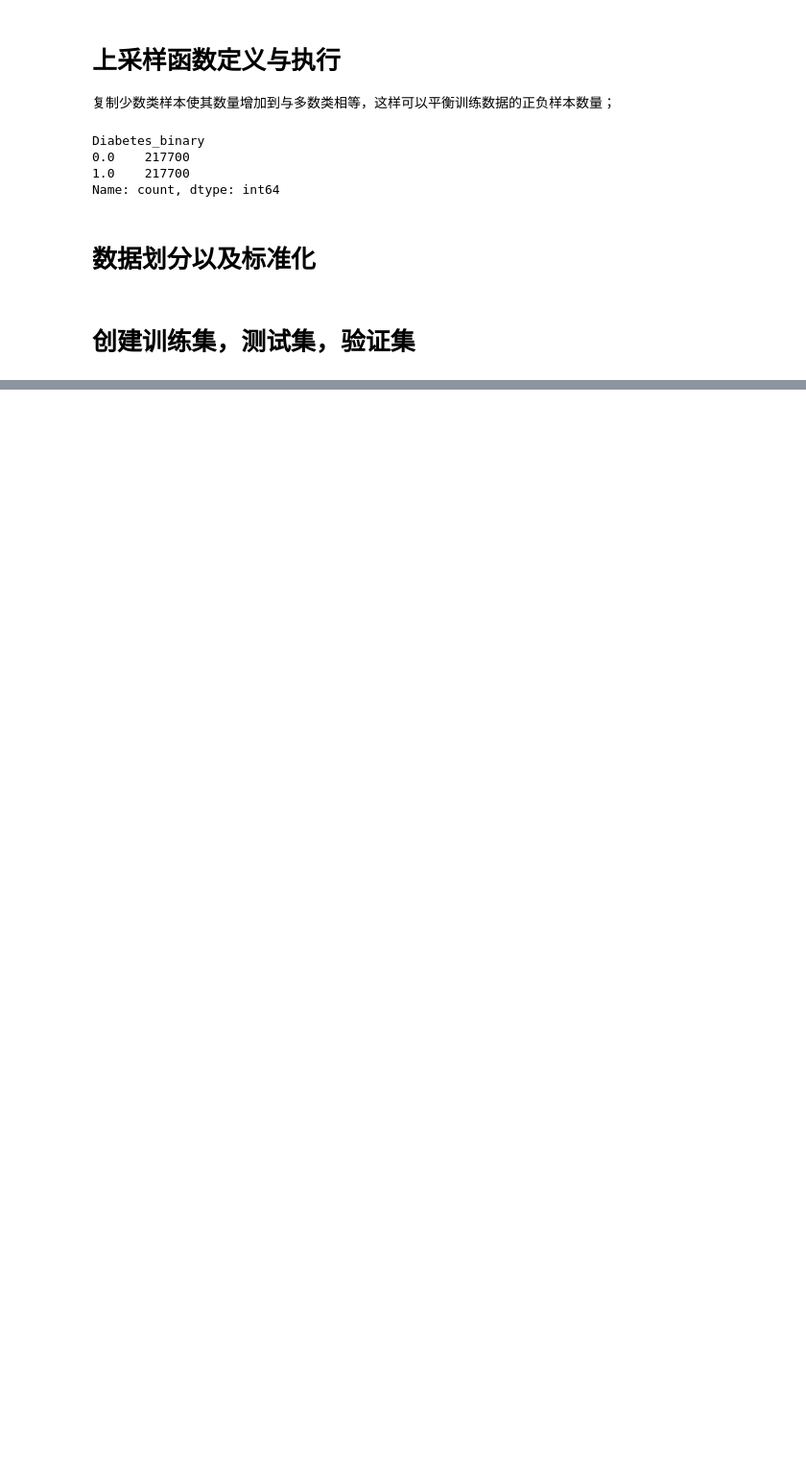
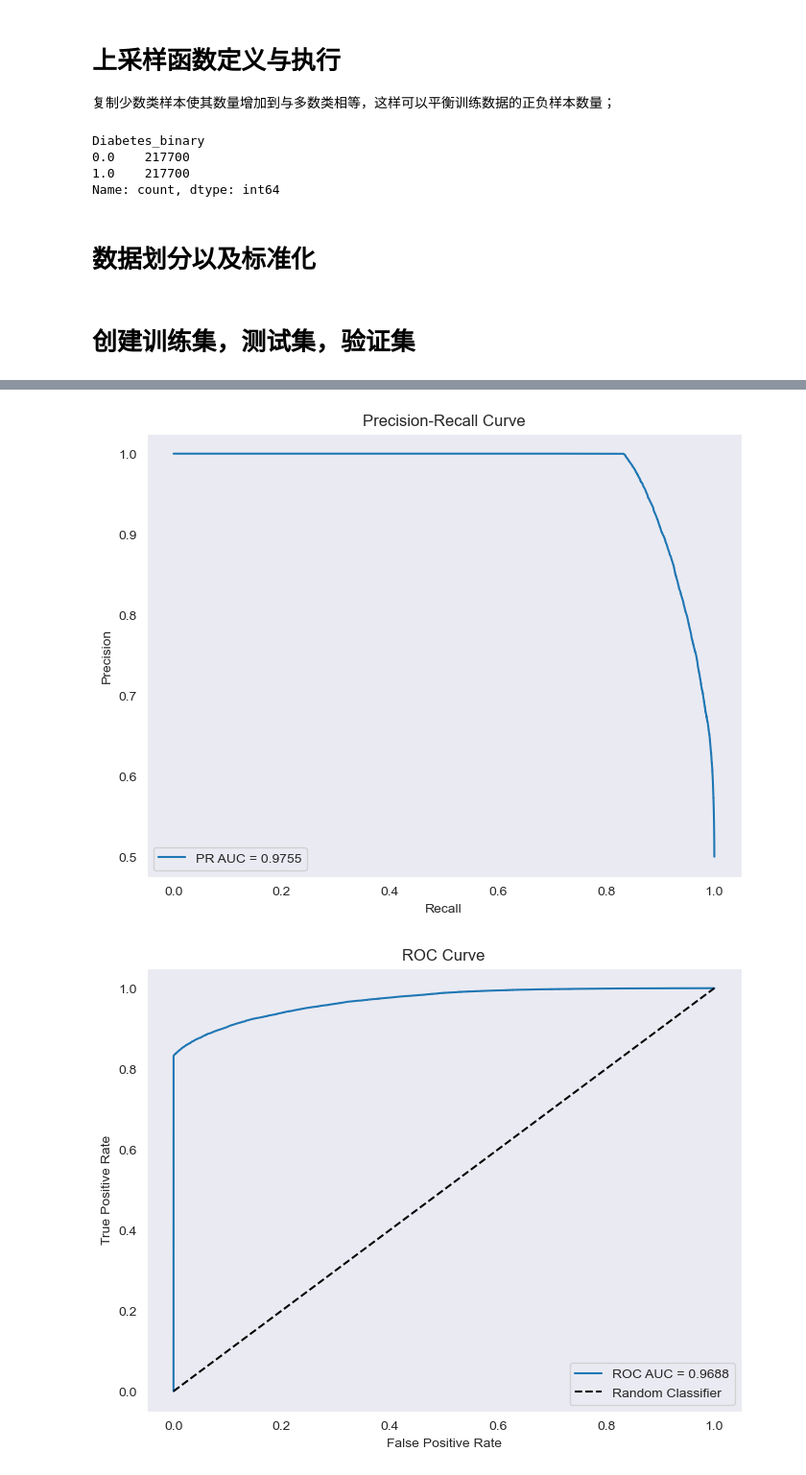
Before and after one commit to halfpeop1e/Diabetes_dataproject, a Jupyter notebook: model.ipynb, the cells around one changed output, grey strips where cells are left out. Shown at 96% size. Drawn from its saved outputs; the diff is of its cells as text; code cells hidden in the pictures; blank space fills up the shorter version.

```diff
--- a/model.ipynb
+++ b/model.ipynb
@@ -350,0 +364,41 @@ print("准确率:", accuracy_score(y_test, y_pred))
+# %%
+import matplotlib.pyplot as plt
+from sklearn.metrics import roc_curve, roc_auc_score, precision_recall_curve, auc, ConfusionMatrixDisplay
+
+# Precision-Recall 曲线
+precision, recall, _ = precision_recall_curve(y_test, y_proba)
+pr_auc = auc(recall, precision)
+
+plt.figure(figsize=(8, 6))
+plt.plot(recall, precision, label=f'PR AUC = {pr_auc:.4f}')
+plt.xlabel('Recall')
+plt.ylabel('Precision')
+plt.title('Precision-Recall Curve')
+plt.legend()
+plt.grid()
+plt.show()
+
+# ROC 曲线
+fpr, tpr, _ = roc_curve(y_test, y_proba)
+roc_auc = roc_auc_score(y_test, y_proba)
+
+plt.figure(figsize=(8, 6))
+plt.plot(fpr, tpr, label=f'ROC AUC = {roc_auc:.4f}')
+plt.plot([0, 1], [0, 1], 'k--', label='Random Classifier')
+plt.xlabel('False Positive Rate')
+plt.ylabel('True Positive Rate')
+plt.title('ROC Curve')
+plt.legend()
+plt.grid()
+plt.show()
+
+# 混淆矩阵可视化
+cm = confusion_matrix(y_test, y_pred)
+disp = ConfusionMatrixDisplay(confusion_matrix=cm, display_labels=['No Disease', 'Disease'])
+disp.plot(cmap=plt.cm.Blues)
+plt.title("Confusion Matrix")
+plt.grid(False)
+plt.show()
+# %% [output]
+[figure, added]
+[figure, added]
```
Also changed, not shown: parts of 6 cells of this notebook, 4 other files.
